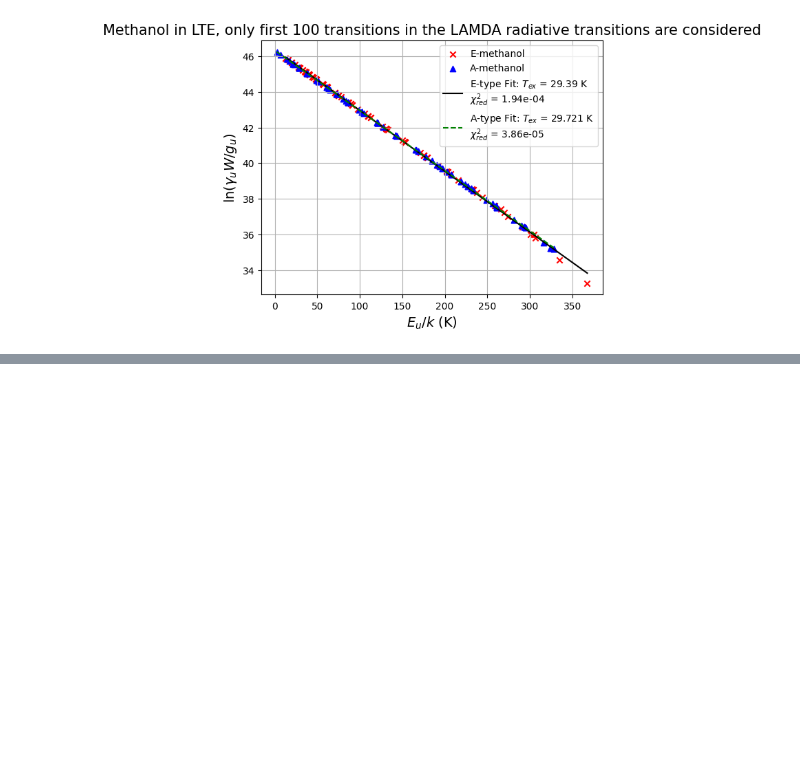
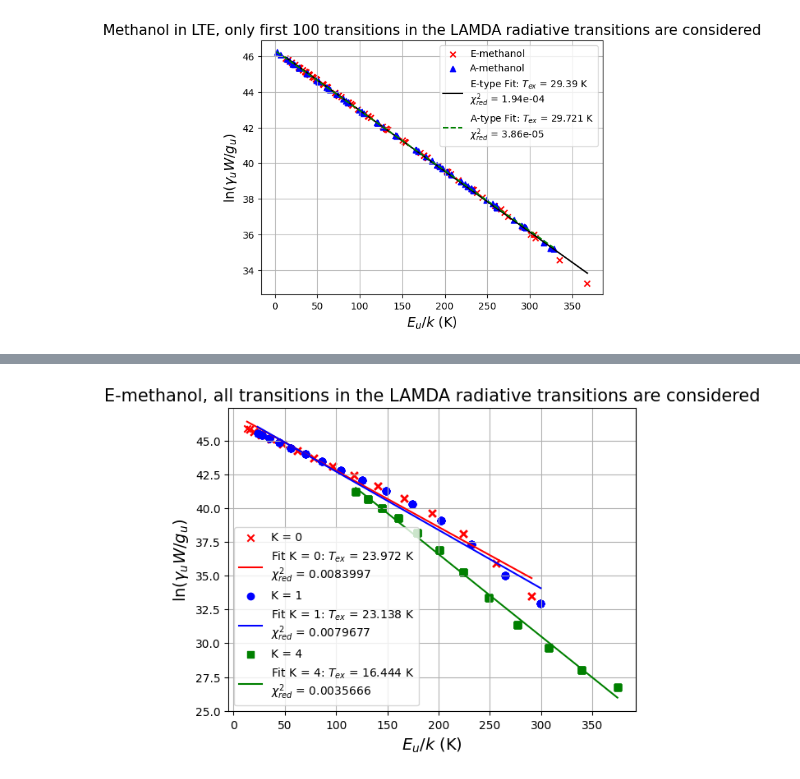
Before and after one commit to aleksej-rodano/phas0052_project, a Jupyter notebook: pythonradex_clean.ipynb, the cells around one changed output, grey strips where cells are left out. Cells and saved outputs as stored; diff of their text form; code cells hidden in the pictures; blank space fills up the shorter version.

```diff
--- a/pythonradex_clean.ipynb
+++ b/pythonradex_clean.ipynb
@@ -1326,12 +1368,12 @@ def setup_cloud_methanol(datafilepath, N, Tkin, LTE_collider_densities_h2only, e
     return cloud_metahnol
 # %%
 # pyhonradex needs a file containing the atomic data, import it, this is a specific file for CH3OH from LAMBDA database
-datafilepath_methanol = (
+datafilepath_methano_E = (
     r"C:\Users\alios\OneDrive - University College London\Desktop\UCL\Year3\group project\codes\e_ch3oh.dat"  # file downloaded from LAMDA database
 )
 
 # store the data
-data_methanol = LAMDA_file.read(datafilepath_methanol, read_frequencies=False)
+data_methanol = LAMDA_file.read(datafilepath_methano_E, read_frequencies=False, read_quantum_numbers=True)
 
 # define the parameters of the nebula
 Ntot_emeth = 1e16 / constants.centi**3  # total column density in m^-2
@@ -1348,12 +1390,12 @@ LTE_collider_densities_h2only = {"H2": 1e8 / constants.centi**3}
 ext_background = helpers.generate_CMB_background(z=0)
 
 # solve the radiative transfer for methanol-E
-cloud_methanol_A = setup_cloud_methanol(datafilepath_methanol, N, Tkin, LTE_collider_densities_h2only, ext_background, width_v)
+cloud_methanol_E = setup_cloud_methanol(datafilepath_methano_E, N, Tkin, LTE_collider_densities_h2only, ext_background, width_v)
 # %% [output]
 79-78: tau_nu0 = -0.00803
 # %%
 # extract the data from the cloud object and the data file
-CH3OH_instance = MyClass(cloud_methanol_A, data_methanol, N, width_v, Tkin)
+CH3OH_instance = MyClass(cloud_methanol_E, data_methanol, N, width_v, Tkin)
 
 TexCH3OH, tauCH3OH, AulCH3OH, BulCH3OH, nu0_arrayCH3OH, EuCH3OH, gCH3OH, glow_CH3OH, gammaCH3OH, NuCH3OH, NlCH3OH, FWHMCH3OH = (
     CH3OH_instance.extract_and_calculate(debug=True)
@@ -1582,0 +1689,51 @@ plt.show()
+# %%
+# Define the data sets and labels
+data_sets = [data_k0, data_k1, data_k2]
+labels = ["K = 0", "K = 1", "K = 4"]
+colors = ["red", "blue", "green"]
+markers = ["x", "o", "s"]
+
+# Initialize the plot
+fig, ax = plt.subplots()
+
+# Loop through the data sets
+for data, label, color, marker in zip(data_sets, labels, colors, markers):
+    # Calculate y values
+    y_values = np.log(data["Nu"] / data["gu"])
+
+    # Scatter plot
+    plt.scatter(data["Eu"], y_values, marker=marker, color=color, label=label)
+
+    # Fit a straight line to estimate T_ex
+    fit = np.polyfit(data["Eu"], y_values, 1)  # Linear fit
+    T_ex = -1 / fit[0]  # Rotational temperature from slope
+
+    # Calculate the fitted y-values
+    x_fit = np.linspace(min(data["Eu"]), max(data["Eu"]), 100)
+    y_fit = fit[0] * x_fit + fit[1]
+
+    # Calculate chi-squared
+    y_fit_observed = fit[0] * data["Eu"] + fit[1]
+    chi_squared = np.sum(((y_values - y_fit_observed) ** 2) / y_fit_observed)
+    chi_squared_red = chi_squared / (len(data["Eu"]) - 2)
+
+    # Plot the best-fit line
+    plt.plot(
+        x_fit,
+        y_fit,
+        linestyle="-",
+        color=color,
+        label=(f"Fit {label}: $T_{{ex}}$ = {T_ex:.5g} K\n$\chi^2_{{red}}$ = {chi_squared_red:.5g}"),
+    )
+
+# Set plot labels and title
+plt.xlabel(r"$E_u/k$ (K)", fontsize=14)
+plt.ylabel(r"$\ln(\gamma_u W / g_u)$", fontsize=14)
+plt.title("E-methanol, all transitions in the LAMDA radiative transitions are considered", fontsize=15)
+
+# Show legend and grid
+plt.legend()
+ax.grid()
+plt.show()
+# %% [output]
+[figure, added]
```
Also changed, not shown: parts of 9 cells of this notebook, 1 other file.
